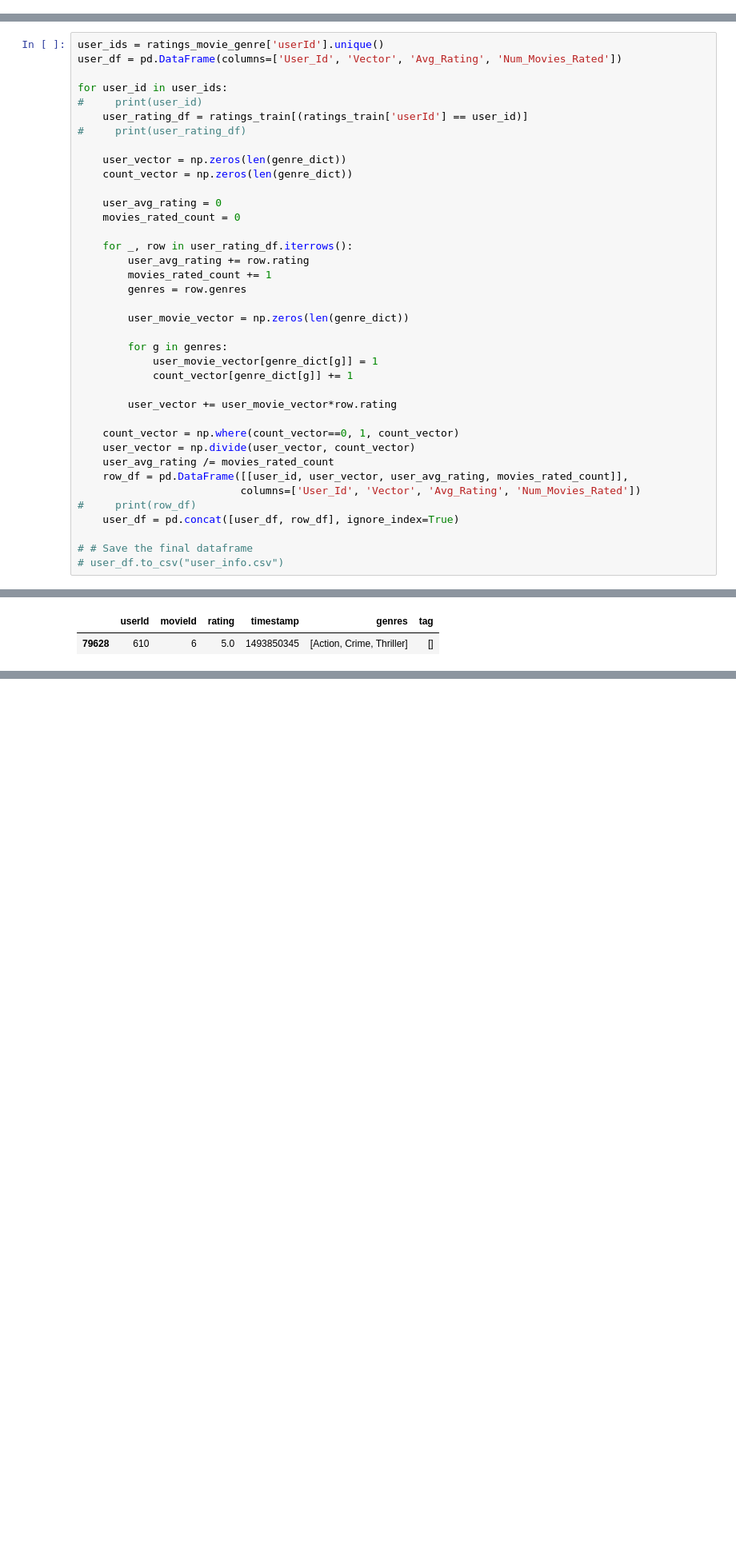
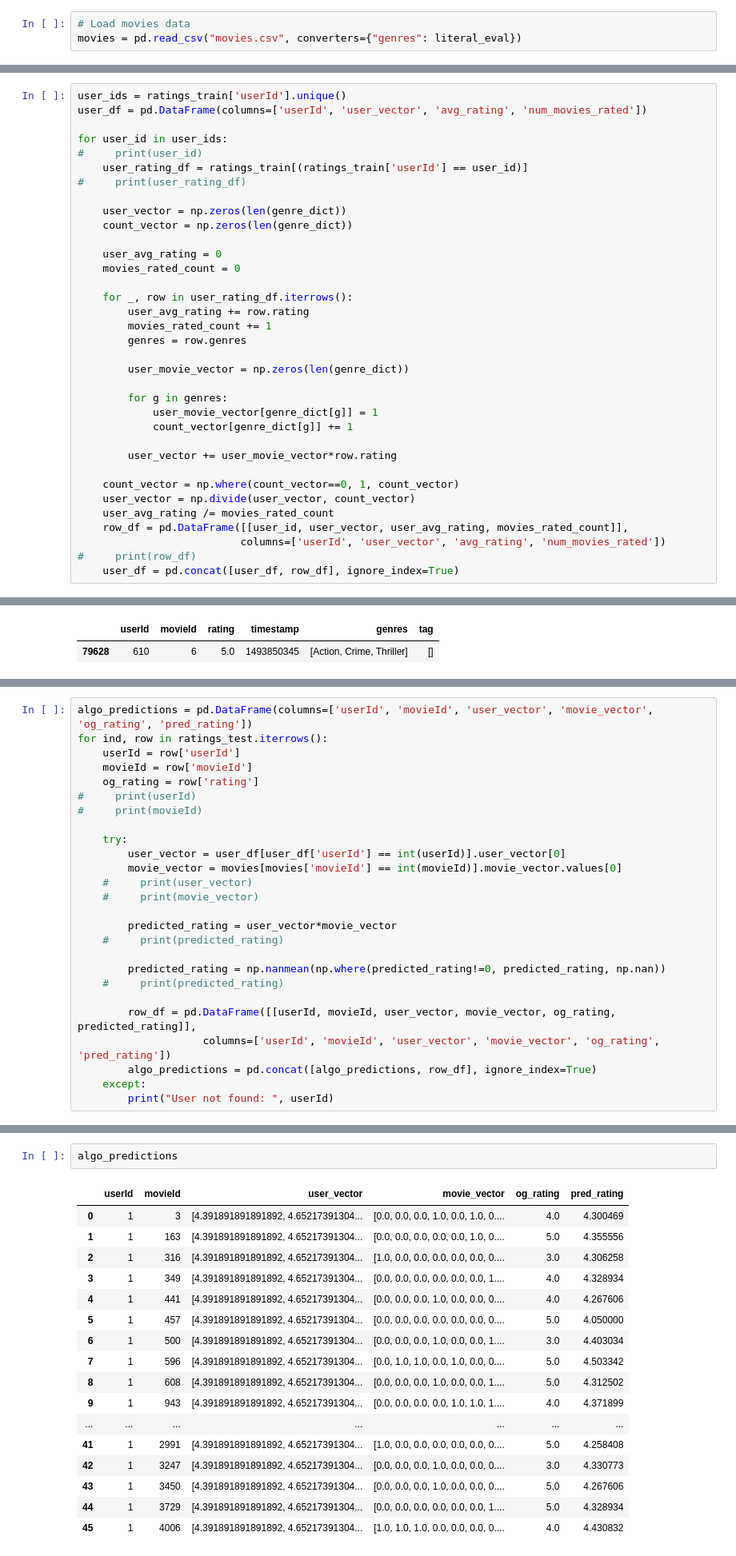
Before and after one commit to dhruvmun/MDM-Recommendation-System, a Jupyter notebook: Content Based Recommendation.ipynb, the cells around one changed output, grey strips where cells are left out. Shown at 80% size. Cells and saved outputs as stored; diff of their text form; blank space fills up the shorter version.

Commit message:
added sull test data for prediction

```diff
--- a/Content Based Recommendation.ipynb
+++ b/Content Based Recommendation.ipynb
@@ -6,4 +6,7 @@ import numpy as np
 import pandas as pd
 
 from ast import literal_eval
+# %%
+# Load movies data
+movies = pd.read_csv("movies.csv", converters={"genres": literal_eval})
 # %%
@@ -80,6 +104,6 @@ ratings_movie_genre = pd.concat([ratings_train, expandedLabels], axis=1)
 # %%
-user_ids = ratings_movie_genre['userId'].unique()
-user_df = pd.DataFrame(columns=['User_Id', 'Vector', 'Avg_Rating', 'Num_Movies_Rated'])
+user_ids = ratings_train['userId'].unique()
+user_df = pd.DataFrame(columns=['userId', 'user_vector', 'avg_rating', 'num_movies_rated'])
 
 for user_id in user_ids:
 #     print(user_id)
@@ -109,9 +133,6 @@ for user_id in user_ids:
     user_vector = np.divide(user_vector, count_vector)
     user_avg_rating /= movies_rated_count
     row_df = pd.DataFrame([[user_id, user_vector, user_avg_rating, movies_rated_count]],
-                          columns=['User_Id', 'Vector', 'Avg_Rating', 'Num_Movies_Rated'])
+                          columns=['userId', 'user_vector', 'avg_rating', 'num_movies_rated'])
 #     print(row_df)
     user_df = pd.concat([user_df, row_df], ignore_index=True)
-
-# # Save the final dataframe
-# user_df.to_csv("user_info.csv")
@@ -147,0 +205,26 @@ np.nanmean(np.where(x!=0,x,np.nan))
+# %%
+algo_predictions = pd.DataFrame(columns=['userId', 'movieId', 'user_vector', 'movie_vector', 'og_rating', 'pred_rating'])
+for ind, row in ratings_test.iterrows():
+    userId = row['userId']
+    movieId = row['movieId']
+    og_rating = row['rating']
+#     print(userId)
+#     print(movieId)
+
+    try:
+        user_vector = user_df[user_df['userId'] == int(userId)].user_vector[0]
+        movie_vector = movies[movies['movieId'] == int(movieId)].movie_vector.values[0]
+    #     print(user_vector)
+    #     print(movie_vector)
+
+        predicted_rating = user_vector*movie_vector
+    #     print(predicted_rating)
+
+        predicted_rating = np.nanmean(np.where(predicted_rating!=0, predicted_rating, np.nan))
+    #     print(predicted_rating)
+
+        row_df = pd.DataFrame([[userId, movieId, user_vector, movie_vector, og_rating, predicted_rating]],
+                    columns=['userId', 'movieId', 'user_vector', 'movie_vector', 'og_rating', 'pred_rating'])
+        algo_predictions = pd.concat([algo_predictions, row_df], ignore_index=True)
+    except:
+        print("User not found: ", userId)
@@ -147,0 +249,20 @@ np.nanmean(np.where(x!=0,x,np.nan))
+# %%
+algo_predictions
+# %% [output]
+|  | userId | movieId | user_vector | movie_vector | og_rating | pred_rating |
+| 0 | 1 | 3 | [4.391891891891892, 4.65217391304... | [0.0, 0.0, 0.0, 1.0, 0.0, 1.0, 0.... | 4.0 | 4.300469 |
+| 1 | 1 | 163 | [4.391891891891892, 4.65217391304... | [0.0, 0.0, 0.0, 0.0, 0.0, 1.0, 0.... | 5.0 | 4.355556 |
+| 2 | 1 | 316 | [4.391891891891892, 4.65217391304... | [1.0, 0.0, 0.0, 0.0, 0.0, 0.0, 0.... | 3.0 | 4.306258 |
+| 3 | 1 | 349 | [4.391891891891892, 4.65217391304... | [0.0, 0.0, 0.0, 0.0, 0.0, 0.0, 1.... | 4.0 | 4.328934 |
+| 4 | 1 | 441 | [4.391891891891892, 4.65217391304... | [0.0, 0.0, 0.0, 1.0, 0.0, 0.0, 0.... | 4.0 | 4.267606 |
+| 5 | 1 | 457 | [4.391891891891892, 4.65217391304... | [0.0, 0.0, 0.0, 0.0, 0.0, 0.0, 0.... | 5.0 | 4.050000 |
+| 6 | 1 | 500 | [4.391891891891892, 4.65217391304... | [0.0, 0.0, 0.0, 1.0, 0.0, 0.0, 1.... | 3.0 | 4.403034 |
+| 7 | 1 | 596 | [4.391891891891892, 4.65217391304... | [0.0, 1.0, 1.0, 0.0, 1.0, 0.0, 0.... | 5.0 | 4.503342 |
+| 8 | 1 | 608 | [4.391891891891892, 4.65217391304... | [0.0, 0.0, 0.0, 1.0, 0.0, 0.0, 1.... | 5.0 | 4.312502 |
+| 9 | 1 | 943 | [4.391891891891892, 4.65217391304... | [0.0, 0.0, 0.0, 0.0, 1.0, 1.0, 1.... | 4.0 | 4.371899 |
+| ... | ... | ... | ... | ... | ... | ... |
+| 41 | 1 | 2991 | [4.391891891891892, 4.65217391304... | [1.0, 0.0, 0.0, 0.0, 0.0, 0.0, 0.... | 5.0 | 4.258408 |
+| 42 | 1 | 3247 | [4.391891891891892, 4.65217391304... | [0.0, 0.0, 0.0, 1.0, 0.0, 0.0, 0.... | 3.0 | 4.330773 |
+| 43 | 1 | 3450 | [4.391891891891892, 4.65217391304... | [0.0, 0.0, 0.0, 1.0, 0.0, 0.0, 0.... | 5.0 | 4.267606 |
+| 44 | 1 | 3729 | [4.391891891891892, 4.65217391304... | [0.0, 0.0, 0.0, 0.0, 0.0, 0.0, 1.... | 5.0 | 4.328934 |
+| 45 | 1 | 4006 | [4.391891891891892, 4.65217391304... | [1.0, 1.0, 1.0, 0.0, 0.0, 0.0, 0.... | 4.0 | 4.430832 |
```
Also changed, not shown: parts of 22 cells of this notebook, 1 other file.
